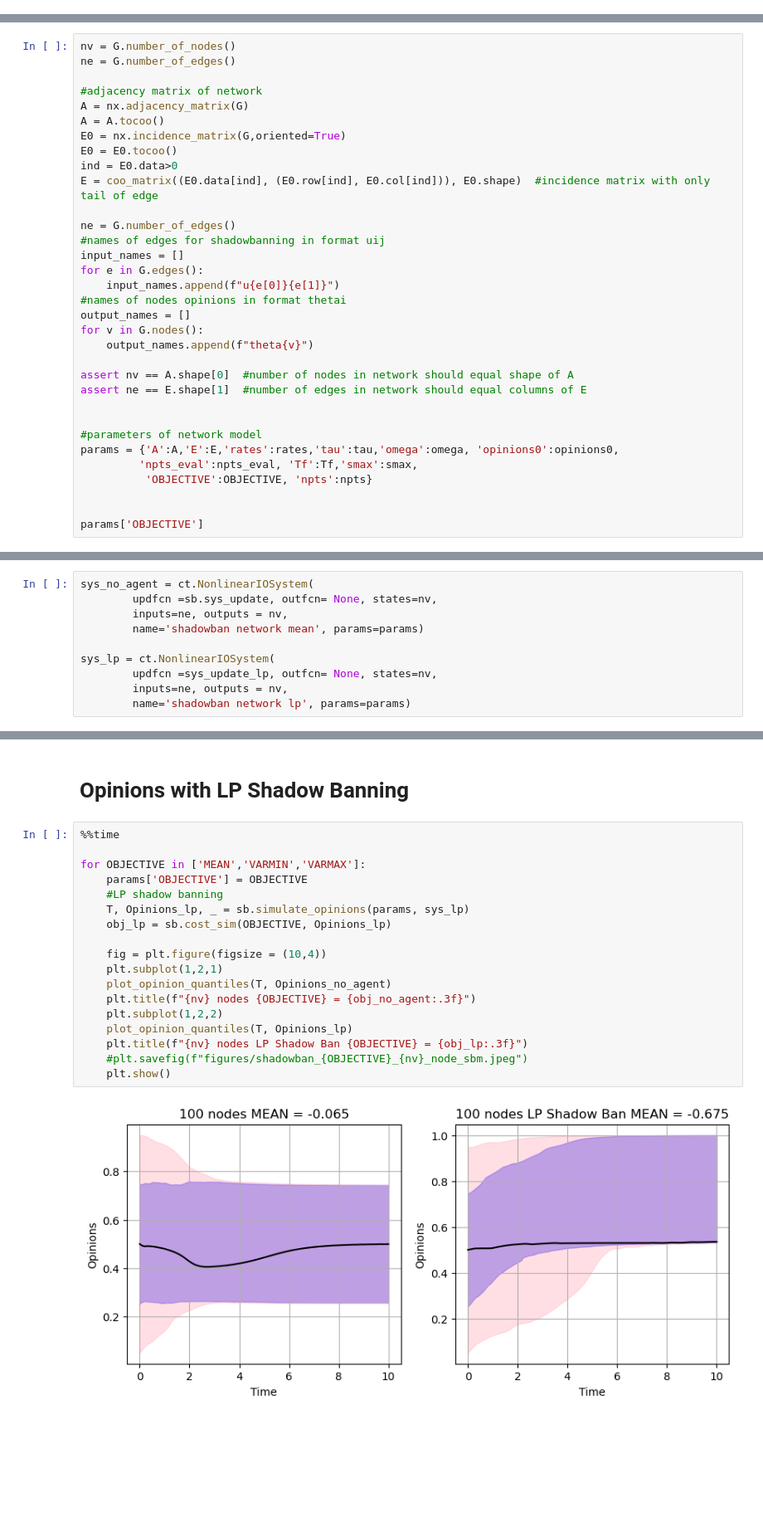
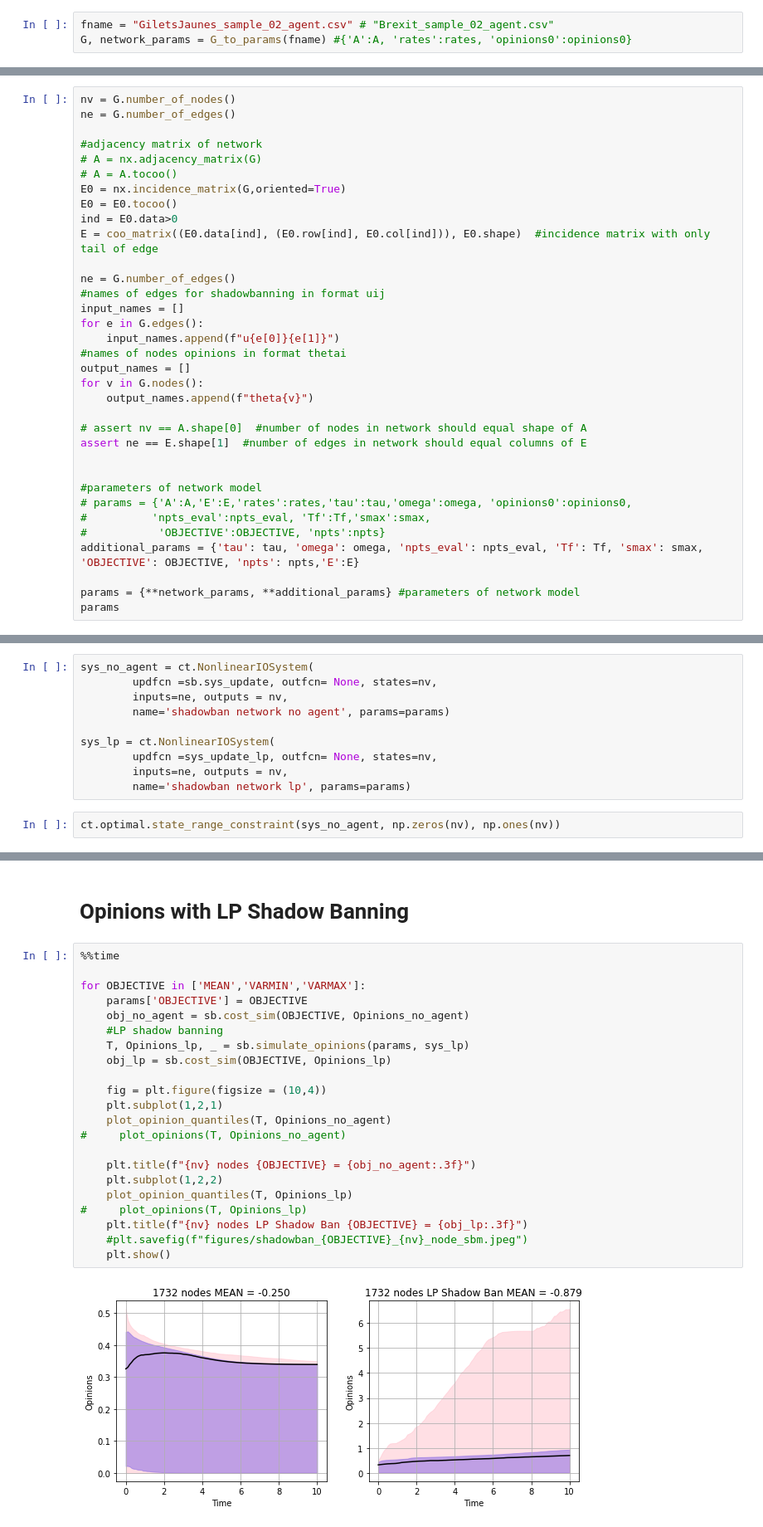
Before and after one commit to zlisto/opinion_dynamics, a Jupyter notebook: ShadowbanAdaptive.ipynb, the cells around one changed output, grey strips where cells are left out. Shown at 83% size. Drawn from its saved outputs; the diff is of its cells as text; blank space fills up the shorter version.

Commit message:
scripts to load twitter networks

```diff
--- a/ShadowbanAdaptive.ipynb
+++ b/ShadowbanAdaptive.ipynb
@@ -53,0 +72,3 @@ fig = draw_network(G)
+# %%
+fname = "GiletsJaunes_sample_02_agent.csv" # "Brexit_sample_02_agent.csv"
+G, network_params = G_to_params(fname) #{'A':A, 'rates':rates, 'opinions0':opinions0}
@@ -77,8 +107,8 @@ nv = G.number_of_nodes()
 ne = G.number_of_edges()
 
 #adjacency matrix of network
-A = nx.adjacency_matrix(G)
-A = A.tocoo()
+# A = nx.adjacency_matrix(G)
+# A = A.tocoo()
 E0 = nx.incidence_matrix(G,oriented=True)
 E0 = E0.tocoo()
 ind = E0.data>0
@@ -94,15 +124,16 @@ output_names = []
 for v in G.nodes():
     output_names.append(f"theta{v}")
 
-assert nv == A.shape[0]  #number of nodes in network should equal shape of A
+# assert nv == A.shape[0]  #number of nodes in network should equal shape of A
 assert ne == E.shape[1]  #number of edges in network should equal columns of E
 
 
 #parameters of network model
-params = {'A':A,'E':E,'rates':rates,'tau':tau,'omega':omega, 'opinions0':opinions0,
-         'npts_eval':npts_eval, 'Tf':Tf,'smax':smax,
-          'OBJECTIVE':OBJECTIVE, 'npts':npts}
+# params = {'A':A,'E':E,'rates':rates,'tau':tau,'omega':omega, 'opinions0':opinions0,
+#          'npts_eval':npts_eval, 'Tf':Tf,'smax':smax,
+#           'OBJECTIVE':OBJECTIVE, 'npts':npts}
+additional_params = {'tau': tau, 'omega': omega, 'npts_eval': npts_eval, 'Tf': Tf, 'smax': smax, 'OBJECTIVE': OBJECTIVE, 'npts': npts,'E':E}
 
-
-params['OBJECTIVE']
+params = {**network_params, **additional_params} #parameters of network model
+params
 # %% [output]
@@ -113,9 +158,11 @@ params['OBJECTIVE']
 sys_no_agent = ct.NonlinearIOSystem(
         updfcn =sb.sys_update, outfcn= None, states=nv,
         inputs=ne, outputs = nv,
-        name='shadowban network mean', params=params)
+        name='shadowban network no agent', params=params)
 
 sys_lp = ct.NonlinearIOSystem(
         updfcn =sys_update_lp, outfcn= None, states=nv,
         inputs=ne, outputs = nv,
         name='shadowban network lp', params=params)
+# %%
+ct.optimal.state_range_constraint(sys_no_agent, np.zeros(nv), np.ones(nv))
@@ -129,20 +191,24 @@ obj_no_agent = sb.cost_sim(OBJECTIVE, Opinions_no_agent)
 # %%
 %%time
 
 for OBJECTIVE in ['MEAN','VARMIN','VARMAX']:
     params['OBJECTIVE'] = OBJECTIVE
+    obj_no_agent = sb.cost_sim(OBJECTIVE, Opinions_no_agent)
     #LP shadow banning
     T, Opinions_lp, _ = sb.simulate_opinions(params, sys_lp)
     obj_lp = sb.cost_sim(OBJECTIVE, Opinions_lp)
 
     fig = plt.figure(figsize = (10,4))
     plt.subplot(1,2,1)
     plot_opinion_quantiles(T, Opinions_no_agent)
+#     plot_opinions(T, Opinions_no_agent)
+
     plt.title(f"{nv} nodes {OBJECTIVE} = {obj_no_agent:.3f}")
     plt.subplot(1,2,2)
     plot_opinion_quantiles(T, Opinions_lp)
+#     plot_opinions(T, Opinions_lp)
     plt.title(f"{nv} nodes LP Shadow Ban {OBJECTIVE} = {obj_lp:.3f}")
     #plt.savefig(f"figures/shadowban_{OBJECTIVE}_{nv}_node_sbm.jpeg")
     plt.show()
 # %% [output]
-[figure, old version]
+[figure, new version]
```
Also changed, not shown: parts of 10 cells of this notebook, 2 other files.
